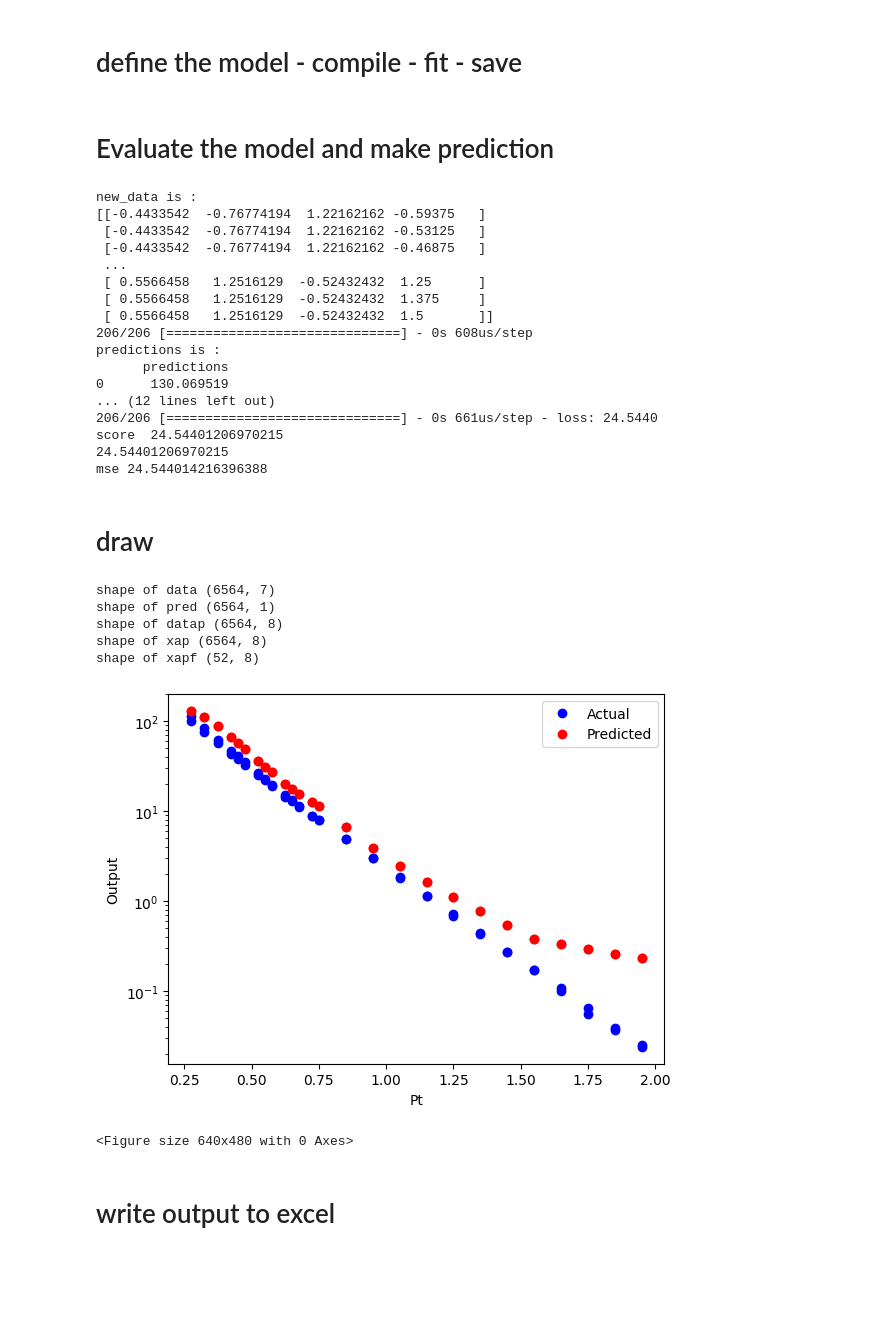
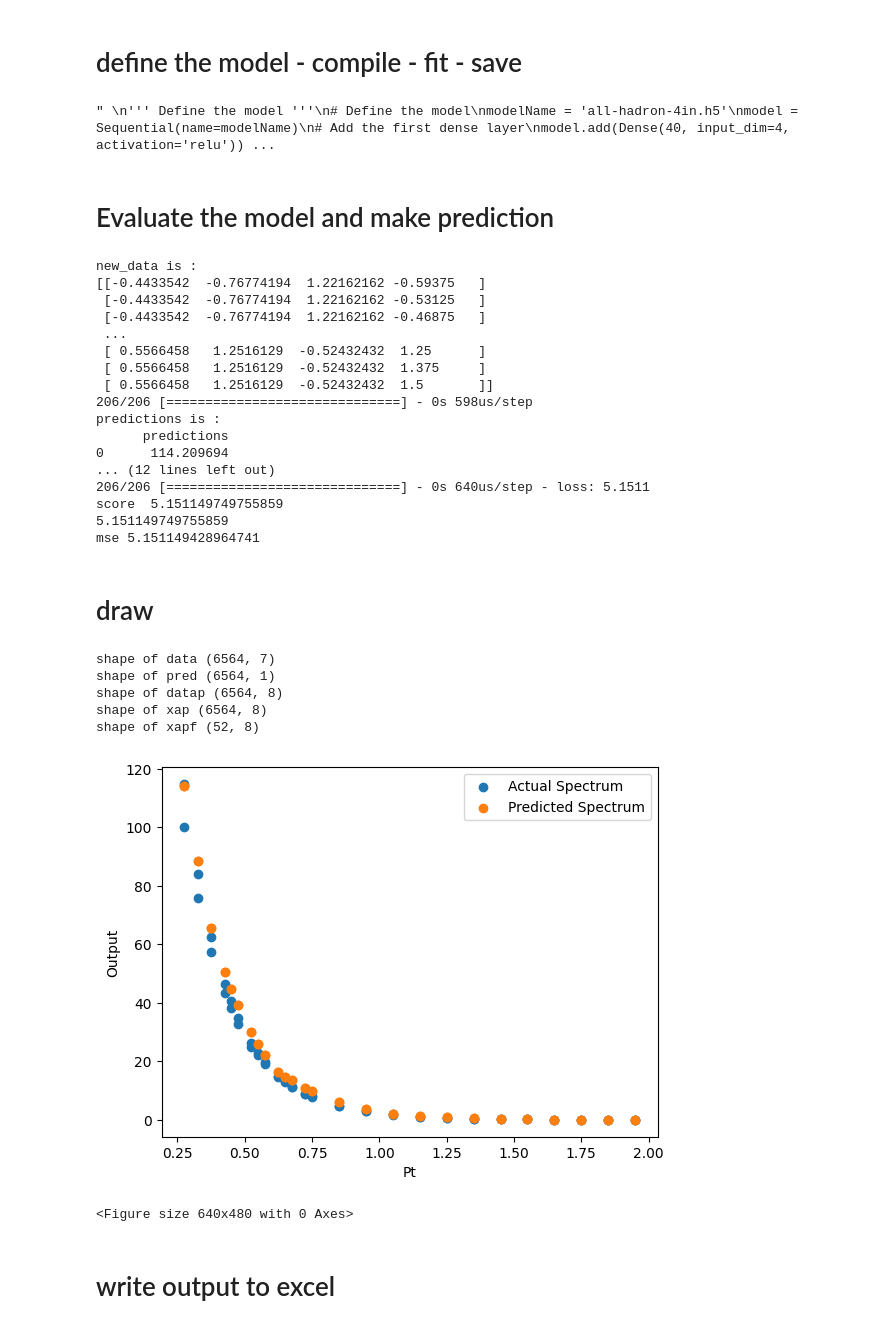
Before and after one commit to ahmed-eda/ANN, a Jupyter notebook: 4input-oneOutput/jup4.ipynb, the cells around one changed output. Cells and saved outputs as stored; diff of their text form; code cells hidden in the pictures; blank space fills up the shorter version.

```diff
--- a/4input-oneOutput/jup4.ipynb
+++ b/4input-oneOutput/jup4.ipynb
@@ -93,14 +93,19 @@ X_train
 # %%
 
 # Load the saved model
-#model = load_model('good - all_hadrons_4_test-19-5-2023-8L-100-16.h5')
+modelName = 'good - all_hadrons_4_test-19-5-2023-8L-100-16.h5'
+model = load_model(modelName)
+outputFile = 'out_in4- '+modelName+' .xlsx'
+outputSheetName = 'predicat_in4-good -  '+modelName+' '
+nameFigImg = 'fig_in4-good -  '+modelName+' .png'
 # %% [markdown]
 # define the model - compile - fit - save
 # %%
-
+"""
 ''' Define the model '''
 # Define the model
-model = Sequential(name='all-hadron-4in')
+modelName = 'all-hadron-4in.h5'
+model = Sequential(name=modelName)
 # Add the first dense layer
 model.add(Dense(40, input_dim=4, activation='relu'))
 
@@ -127,9 +132,14 @@ model.compile(loss='mean_squared_error', optimizer=optimizer)
 ''' train the model & save current compiled model  '''
 # Train the model
 #model.fit(X, y, epochs=100, batch_size=32, validation_split=0.2)
-model.fit(X_train, y, epochs=50, batch_size=16)
+model.fit(X_train, y, epochs=500, batch_size=16)
 # Save the model
-model.save('all_hadrons_4in_test-19-5-2023-8L-50E-16B.h5')
+model.save('all_hadrons_4in_test-19-5-2023-8L-500E-16B.h5')
+
+
+ """
+# %% [output]
+" \n''' Define the model '''\n# Define the model\nmodelName = 'all-hadron-4in.h5'\nmodel = Sequential(name=modelName)\n# Add the first dense layer\nmodel.add(Dense(40, input_dim=4, activation='relu')) ...
 # %% [markdown]
 # Evaluate the model and make prediction
 # %%
@@ -164,54 +174,62 @@ new_data is :
  [ 0.5566458   1.2516129  -0.52432432  1.25      ]
  [ 0.5566458   1.2516129  -0.52432432  1.375     ]
  [ 0.5566458   1.2516129  -0.52432432  1.5       ]]
-206/206 [==============================] - 0s 608us/step
+206/206 [==============================] - 0s 598us/step
 predictions is :
       predictions
-0      130.069519
+0      114.209694
 ... (12 lines left out)
-206/206 [==============================] - 0s 661us/step - loss: 24.5440
-score  24.54401206970215
-24.54401206970215
-mse 24.544014216396388
+206/206 [==============================] - 0s 640us/step - loss: 5.1511
+score  5.151149749755859
+5.151149749755859
+mse 5.151149428964741
 # %% [markdown]
 # draw
 # %%
 # for drawing in 2d i choose Pt as x-axis
 error = data['Spectrum'] - predictions['predictions']
 error = error.to_frame('error')
 print('shape of data' , data.shape)
 print('shape of pred' , predictions.shape)
 datap = pd.concat([data,predictions],axis=1)
 print('shape of datap',datap.shape)
 
 # xap : data
 xap = pd.DataFrame(datap)
 # xapf : xap after filteration
 xapf= pd.DataFrame(datap)
 xapf = xapf[xapf['s']==7.7]
 xapf = xapf[xapf['N part']==337]
 xapf = xapf[xapf['mass']==139.57]
 print('shape of xap',xap.shape)
 print('shape of xapf',xapf.shape)
 
 # Plot the data and predictions
 
-plt.semilogy(xapf['Pt'], xapf['Spectrum']   ,'bo', label='Actual')
-plt.semilogy(xapf['Pt'], xapf['predictions'],'ro', label='Predicted')
-#plt.scatter(xapf['Pt'], xapf['Spectrum'])
-#plt.scatter(xapf['Pt'], xapf['predictions'])
+#plt.semilogy(xapf['Pt'], xapf['Spectrum']   ,'bo', label='Actual')
+#plt.semilogy(xapf['Pt'], xapf['predictions'],'ro', label='Predicted')
+""" plt.scatter(xapf['Pt'], xapf['Spectrum'])
+plt.scatter(xapf['Pt'], xapf['predictions'])
 plt.xlabel('Pt')
 plt.ylabel('Output')
-plt.legend()
+plt.legend(['Ac'])
+plt.show()
+plt.savefig(nameFigImg) """
+
+plt.scatter(xapf['Pt'], xapf['Spectrum'])
+plt.scatter(xapf['Pt'], xapf['predictions'])
+plt.xlabel('Pt')
+plt.ylabel('Output')
+plt.legend(['Actual Spectrum', 'Predicted Spectrum'])
 plt.show()
 plt.savefig(nameFigImg)
 # %% [output]
 shape of data (6564, 7)
 shape of pred (6564, 1)
 shape of datap (6564, 8)
 shape of xap (6564, 8)
 shape of xapf (52, 8)
-[figure, old version]
+[figure, new version]
 <Figure size 640x480 with 0 Axes>
 # %% [markdown]
 # write output to excel
```
Also changed, not shown: parts of 2 cells of this notebook, 26 other files.
